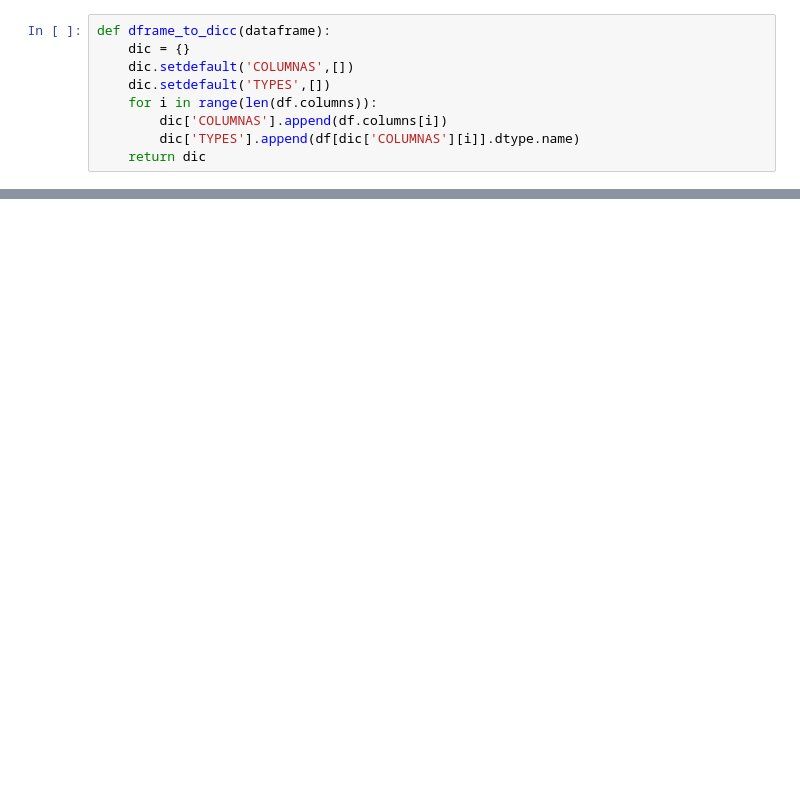
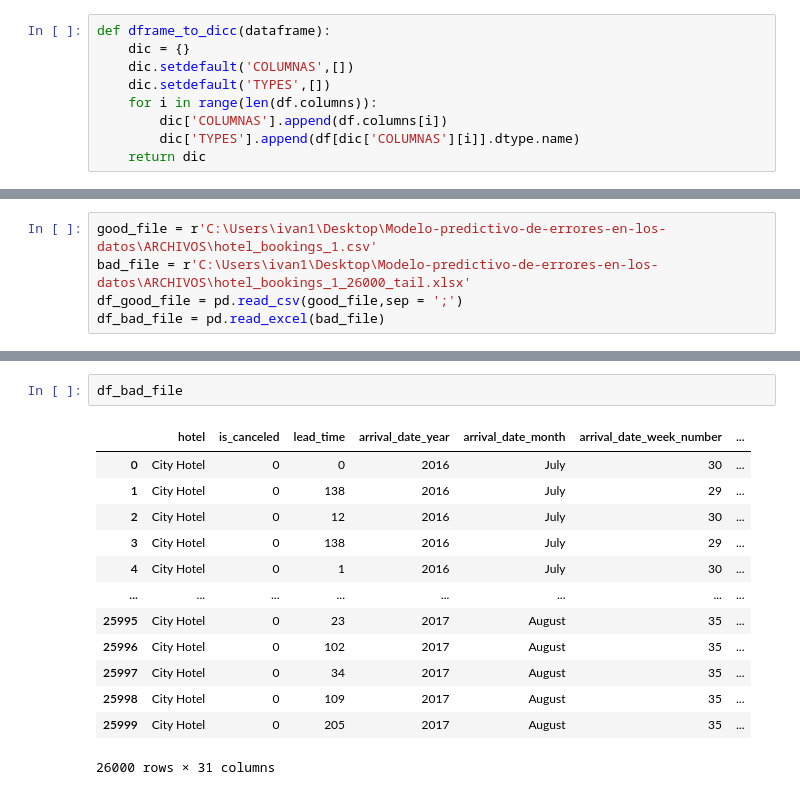
Before and after one commit to IvanPerezAlarcon1/Modelo-predictivo-de-errores-en-los-datos, a Jupyter notebook: DESARROLLO/comparar_bdd_con_df_entrada.ipynb, the cells around one changed output, grey strips where cells are left out. Saved outputs shown, nothing was run; the diff lists cells and outputs as text; blank space fills up the shorter version.

Commit message:
Se prueba codigo que compara tipos de datos de columnas ingresadas con el contexto

```diff
--- a/DESARROLLO/comparar_bdd_con_df_entrada.ipynb
+++ b/DESARROLLO/comparar_bdd_con_df_entrada.ipynb
@@ -117,0 +92,5 @@ DICC_DF
+# %%
+good_file = r'C:\Users\ivan1\Desktop\Modelo-predictivo-de-errores-en-los-datos\ARCHIVOS\hotel_bookings_1.csv'
+bad_file = r'C:\Users\ivan1\Desktop\Modelo-predictivo-de-errores-en-los-datos\ARCHIVOS\hotel_bookings_1_26000_tail.xlsx'
+df_good_file = pd.read_csv(good_file,sep = ';')
+df_bad_file = pd.read_excel(bad_file)
@@ -117,0 +133,16 @@ DICC_DF
+# %%
+df_bad_file
+# %% [output]
+|  | hotel | is_canceled | lead_time | arrival_date_year | arrival_date_month | arrival_date_week_number | ... |
+| 0 | City Hotel | 0 | 0 | 2016 | July | 30 | ... |
+| 1 | City Hotel | 0 | 138 | 2016 | July | 29 | ... |
+| 2 | City Hotel | 0 | 12 | 2016 | July | 30 | ... |
+| 3 | City Hotel | 0 | 138 | 2016 | July | 29 | ... |
+| 4 | City Hotel | 0 | 1 | 2016 | July | 30 | ... |
+| ... | ... | ... | ... | ... | ... | ... | ... |
+| 25995 | City Hotel | 0 | 23 | 2017 | August | 35 | ... |
+| 25996 | City Hotel | 0 | 102 | 2017 | August | 35 | ... |
+| 25997 | City Hotel | 0 | 34 | 2017 | August | 35 | ... |
+| 25998 | City Hotel | 0 | 109 | 2017 | August | 35 | ... |
+| 25999 | City Hotel | 0 | 205 | 2017 | August | 35 | ... |
+26000 rows × 31 columns
```
Also changed, not shown: parts of 12 cells of this notebook.
